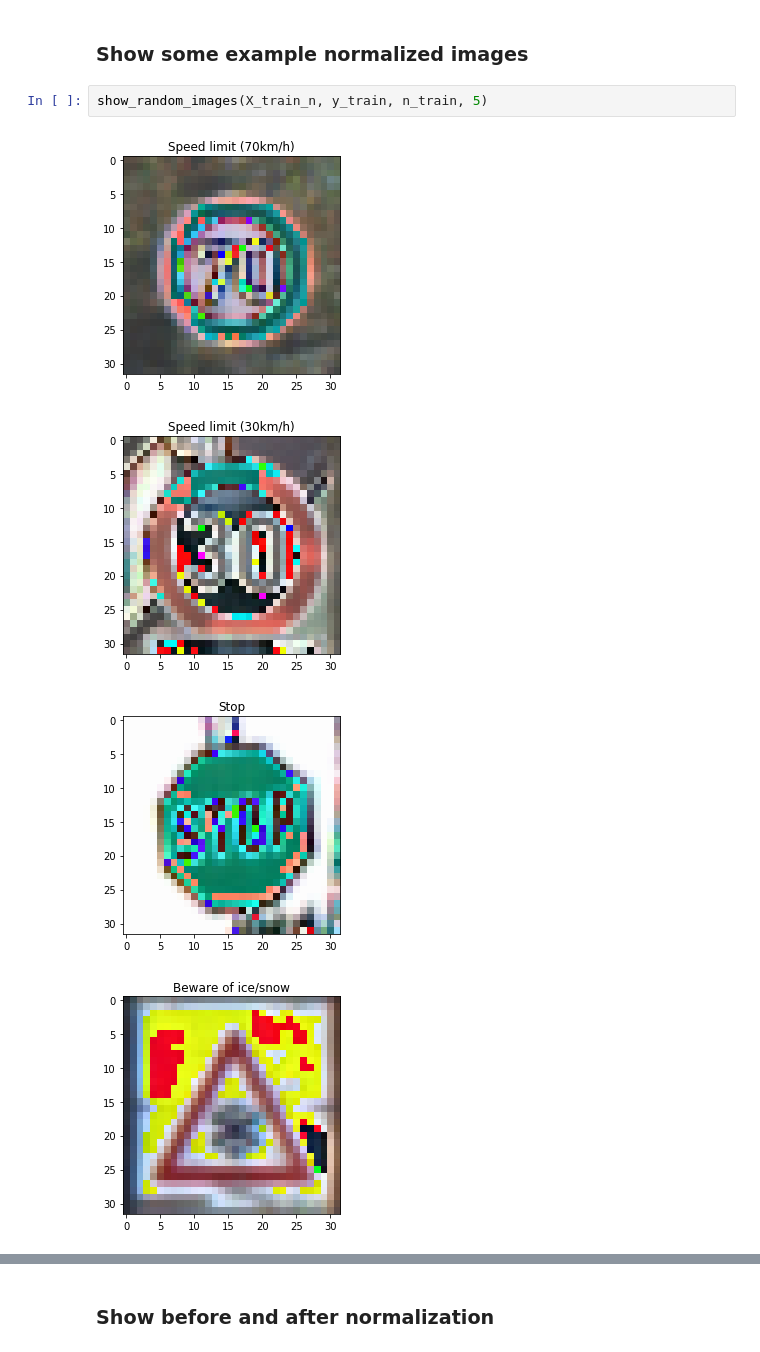
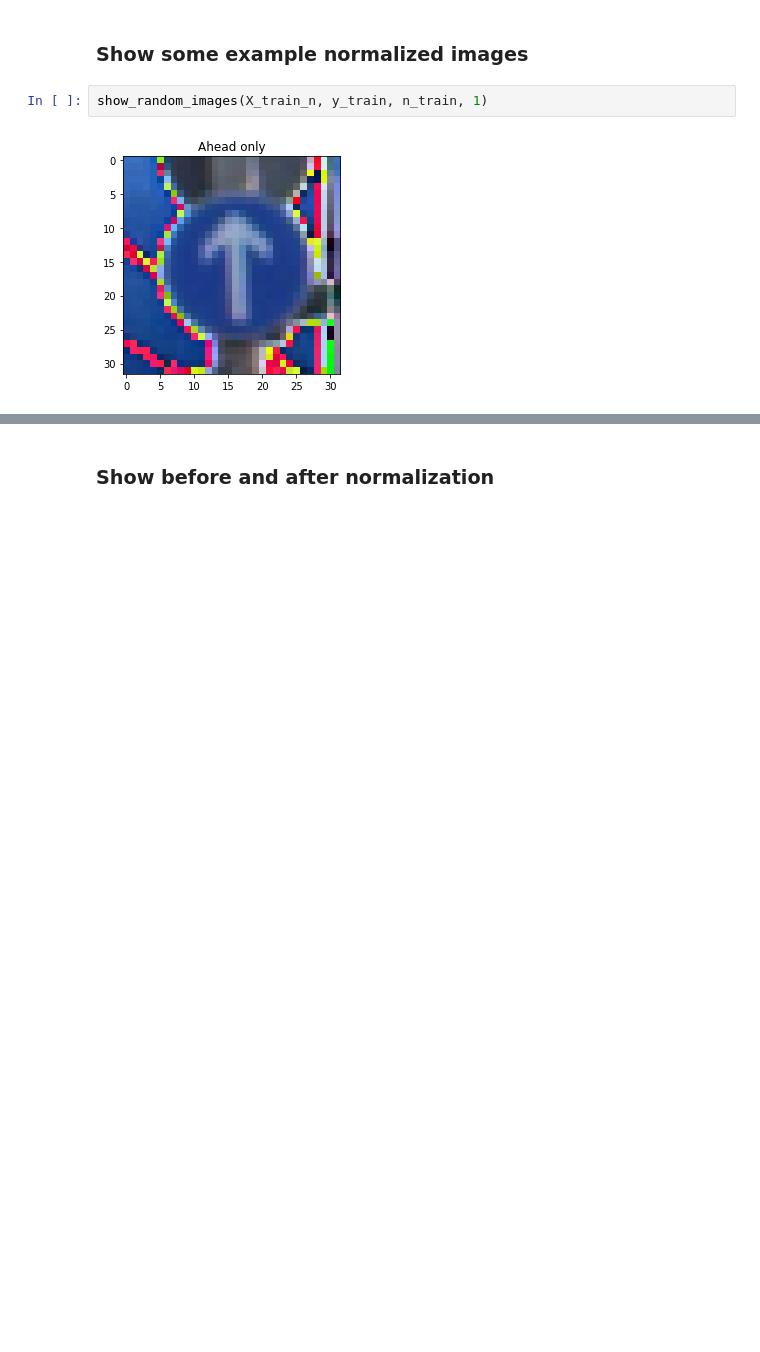
Before and after one commit to tpak/CarND-Traffic-Sign-Classifier-Project, a Jupyter notebook: Traffic_Sign_Classifier.ipynb, the cells around one changed output, grey strips where cells are left out. Cells and saved outputs as stored; diff of their text form; blank space fills up the shorter version.

```diff
--- a/Traffic_Sign_Classifier.ipynb
+++ b/Traffic_Sign_Classifier.ipynb
@@ -230,9 +230,6 @@ X_test_n = normalize_data(X_test)
 # %% [markdown]
 ### Show some example normalized images
 # %%
-show_random_images(X_train_n, y_train, n_train, 5)
+show_random_images(X_train_n, y_train, n_train, 1)
 # %% [output]
-[figure, old version]
+[figure, new version]
-[figure, removed]
-[figure, removed]
-[figure, removed]
```
Also changed, not shown: parts of 8 cells of this notebook, 1 other file.
